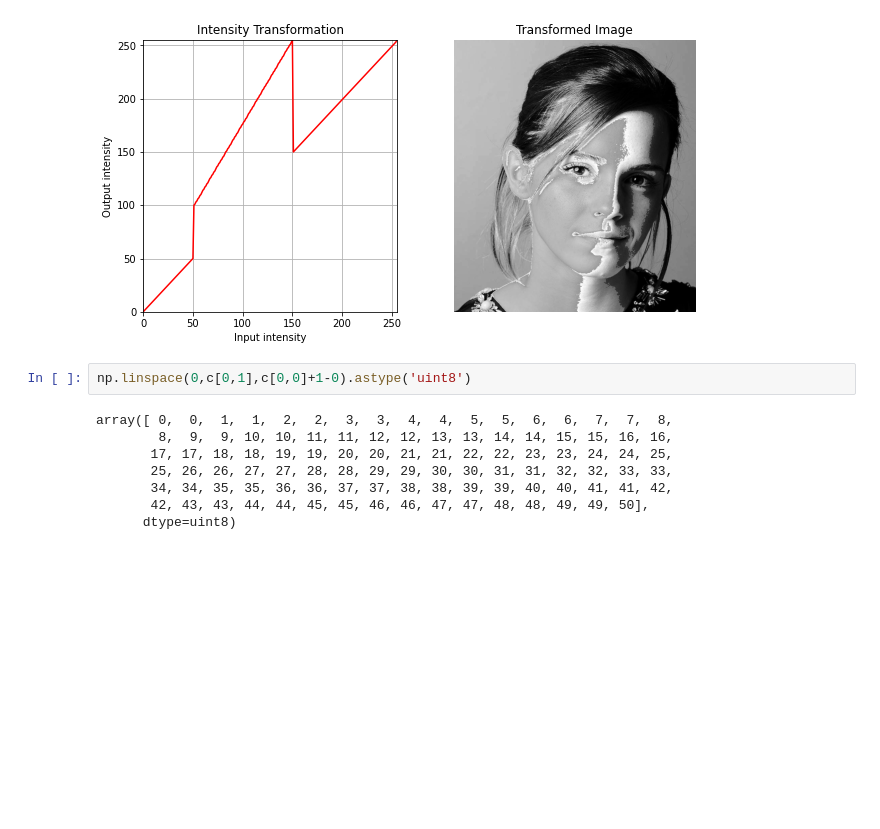
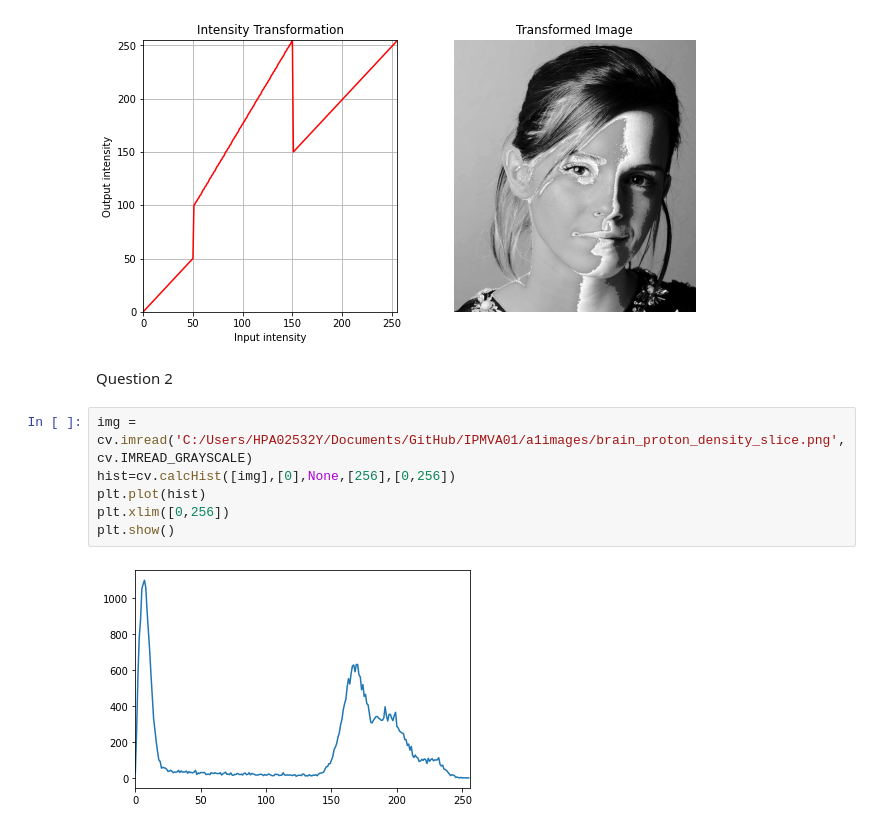
Before and after one commit to shemalperera/IPMVA01, a Jupyter notebook: Code.ipynb, the cells around one changed output. Cells and saved outputs as stored; diff of their text form; blank space fills up the shorter version.

```diff
--- a/Code.ipynb
+++ b/Code.ipynb
@@ -34,13 +36,13 @@ ax[1].set_title('Transformed Image')
 plt.show()
 # %% [output]
 [figure]
-# %%
-np.linspace(0,c[0,1],c[0,0]+1-0).astype('uint8')
-# %% [output]
-array([ 0,  0,  1,  1,  2,  2,  3,  3,  4,  4,  5,  5,  6,  6,  7,  7,  8,
-        8,  9,  9, 10, 10, 11, 11, 12, 12, 13, 13, 14, 14, 15, 15, 16, 16,
-       17, 17, 18, 18, 19, 19, 20, 20, 21, 21, 22, 22, 23, 23, 24, 24, 25,
-       25, 26, 26, 27, 27, 28, 28, 29, 29, 30, 30, 31, 31, 32, 32, 33, 33,
-       34, 34, 35, 35, 36, 36, 37, 37, 38, 38, 39, 39, 40, 40, 41, 41, 42,
-       42, 43, 43, 44, 44, 45, 45, 46, 46, 47, 47, 48, 48, 49, 49, 50],
-      dtype=uint8)
+# %% [markdown]
+Question 2
+# %%
+img = cv.imread('C:/Users/HPA02532Y/Documents/GitHub/IPMVA01/a1images/brain_proton_density_slice.png', cv.IMREAD_GRAYSCALE)
+hist=cv.calcHist([img],[0],None,[256],[0,256])
+plt.plot(hist)
+plt.xlim([0,256])
+plt.show()
+# %% [output]
+[figure, added]
```
Also changed, not shown: parts of 2 cells of this notebook.
